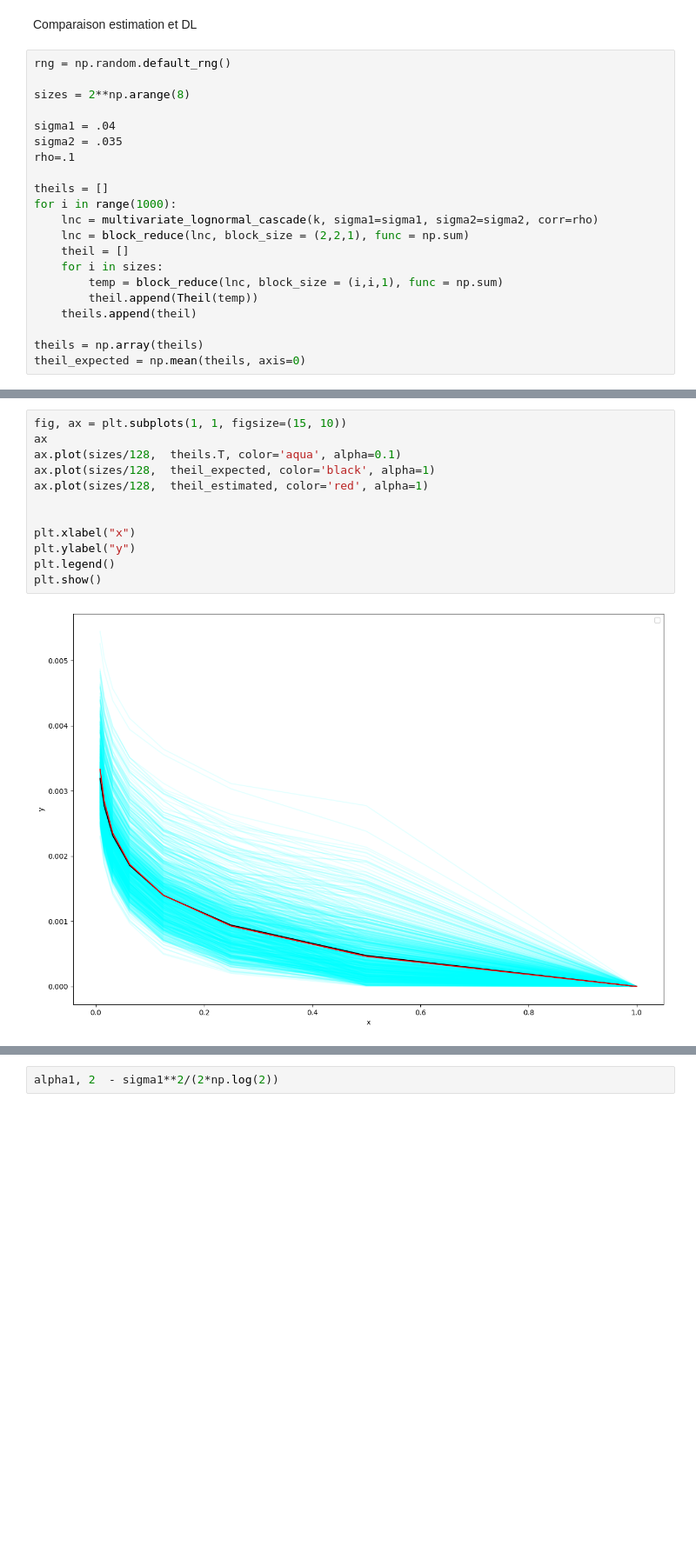
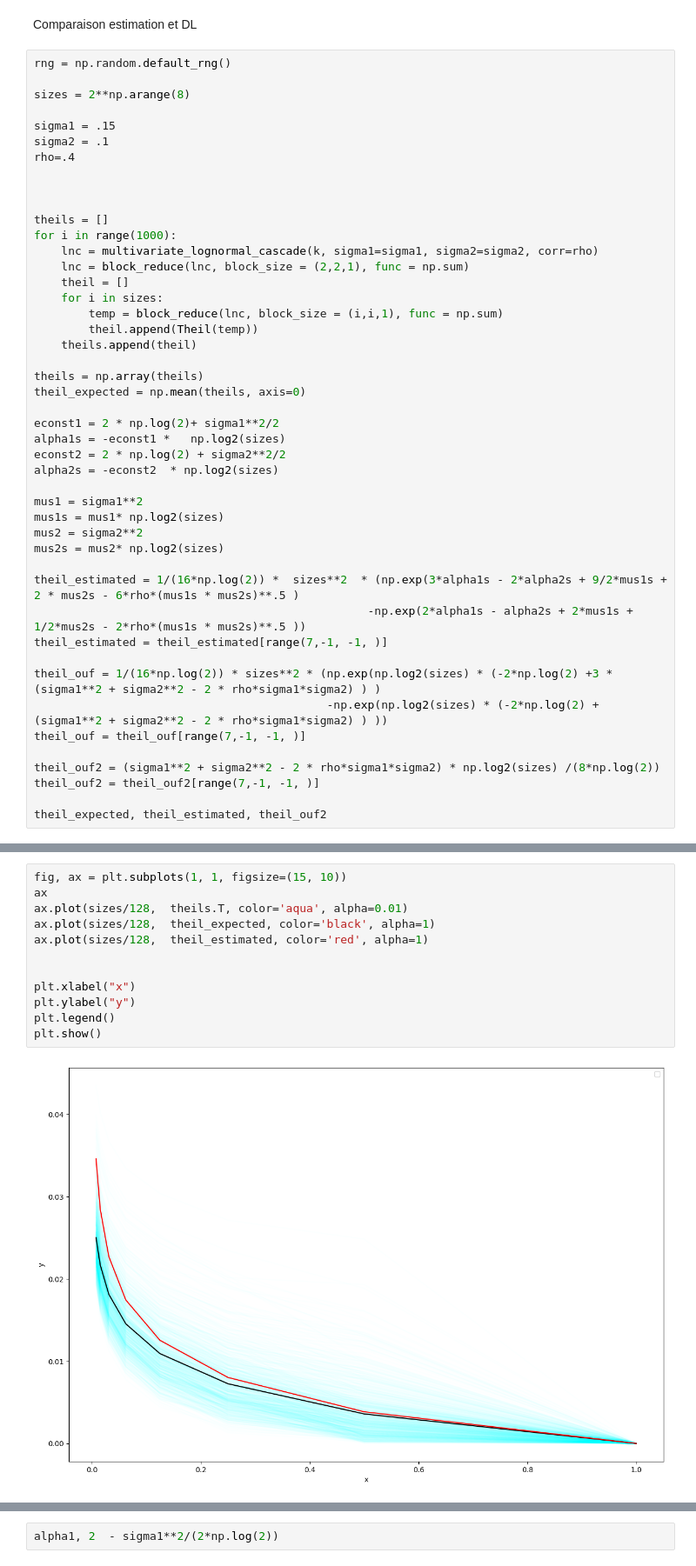
Before and after one commit to fsemecurbe/MMTMSS, a Jupyter notebook: MMTMSS_article.ipynb, the cells around one changed output, grey strips where cells are left out. Shown at 87% size. Saved outputs shown, nothing was run; the diff lists cells and outputs as text; blank space fills up the shorter version.

```diff
--- a/MMTMSS_article.ipynb
+++ b/MMTMSS_article.ipynb
@@ -113,9 +110,11 @@ rng = np.random.default_rng()
 
 sizes = 2**np.arange(8)
 
-sigma1 = .04
-sigma2 = .035
-rho=.1
+sigma1 = .15
+sigma2 = .1
+rho=.4
+
+
 
 theils = []
 for i in range(1000):
@@ -129,3 +128,26 @@ for i in range(1000):
 
 theils = np.array(theils)
 theil_expected = np.mean(theils, axis=0)
+
+econst1 = 2 * np.log(2)+ sigma1**2/2
+alpha1s = -econst1 *   np.log2(sizes)
+econst2 = 2 * np.log(2) + sigma2**2/2
+alpha2s = -econst2  * np.log2(sizes)
+
+mus1 = sigma1**2
+mus1s = mus1* np.log2(sizes)
+mus2 = sigma2**2
+mus2s = mus2* np.log2(sizes)
+
+theil_estimated = 1/(16*np.log(2)) *  sizes**2  * (np.exp(3*alpha1s - 2*alpha2s + 9/2*mus1s + 2 * mus2s - 6*rho*(mus1s * mus2s)**.5 )
+                                                 -np.exp(2*alpha1s - alpha2s + 2*mus1s + 1/2*mus2s - 2*rho*(mus1s * mus2s)**.5 ))
+theil_estimated = theil_estimated[range(7,-1, -1, )]
+
+theil_ouf = 1/(16*np.log(2)) * sizes**2 * (np.exp(np.log2(sizes) * (-2*np.log(2) +3 * (sigma1**2 + sigma2**2 - 2 * rho*sigma1*sigma2) ) )
+                                           -np.exp(np.log2(sizes) * (-2*np.log(2) + (sigma1**2 + sigma2**2 - 2 * rho*sigma1*sigma2) ) ))
+theil_ouf = theil_ouf[range(7,-1, -1, )]
+
+theil_ouf2 = (sigma1**2 + sigma2**2 - 2 * rho*sigma1*sigma2) * np.log2(sizes) /(8*np.log(2))
+theil_ouf2 = theil_ouf2[range(7,-1, -1, )]
+
+theil_expected, theil_estimated, theil_ouf2
@@ -146,14 +161,14 @@ theil_estimated = theil_estimated[range(7,-1, -1, )]
 # %%
 fig, ax = plt.subplots(1, 1, figsize=(15, 10))
 ax
-ax.plot(sizes/128,  theils.T, color='aqua', alpha=0.1)
+ax.plot(sizes/128,  theils.T, color='aqua', alpha=0.01)
 ax.plot(sizes/128,  theil_expected, color='black', alpha=1)
 ax.plot(sizes/128,  theil_estimated, color='red', alpha=1)
 
 
 plt.xlabel("x")
 plt.ylabel("y")
 plt.legend()
 plt.show()
 # %% [output]
-[figure, old version]
+[figure, new version]
```
Also changed, not shown: parts of 15 cells of this notebook.
